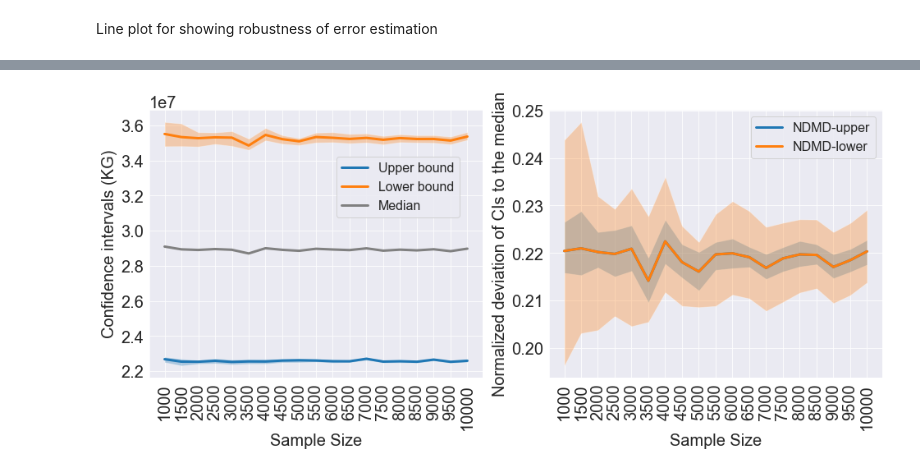
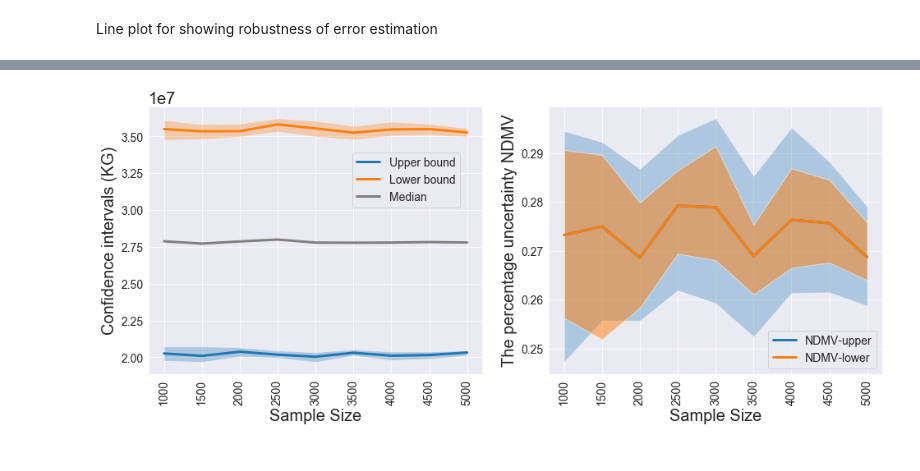
Before and after one commit to QianWanghhu/factor_fixing, a Jupyter notebook: qian_dev/visualization.ipynb, the cells around one changed output, grey strips where cells are left out. Cells and saved outputs as stored; diff of their text form; code cells hidden in the pictures.

Commit message:
Change the code for Figure 4 into two-panel plot.

```diff
--- a/qian_dev/visualization.ipynb
+++ b/qian_dev/visualization.ipynb
@@ -204,18 +188,0 @@ Heat Map plot
-# %%
-# heat map
-filepath = '../output/paper0915/error_measures/'
-filename = 'cf_changes.csv'
-df = pd.read_csv(f'{filepath}{filename}')
-fpath_save = '../output/paper0915/figure/'
-df.drop(columns={'Unnamed: 0'}, inplace=True)
-sns.set(font_scale=1.2)
-def plot_heatmap(df, save=False, save_name=None):
-    df.index = np.arange(df.shape[0], 0, -1)
-    df = df.rename(columns={col: col.split('_')[1] for col in df.columns})
-    fig = plt.figure(figsize=(8, 6))
-    ax = sns.heatmap(df.loc[:, df.columns[0:]], annot=True, fmt=".3f", annot_kws={"size": 10})
-    ax.set_xlabel('Number of sample size')
-    ax.set_ylabel('Number of parameter fixed')
-    if save:
-        plt.savefig(f'{fpath_save}{save_name}.png', format='png', dpi=300)
-plot_heatmap(df, save=False, save_name=filename.split('.')[0])
@@ -380,6 +300,6 @@ filename = ['cf_lower_adaptive', 'cf_lower_lower_adaptive', 'cf_lower_upper_adap
 # sort the dataframe for plot
 df = pd.DataFrame()
 for fn in filename[:-1]:
-    df[fn] = pd.read_csv(f'{filepath}{fn}.csv', index_col = 'Unnamed: 0').iloc[1]
+    df[fn] = pd.read_csv(f'{filepath}{fn}.csv', index_col = 'Unnamed: 0').iloc[2]
 df.loc[:, 'median'] = (df.loc[:, filename[0]] + df.loc[:, filename[3]]) / 2 # only use the mean of CIs for calculation
 cols = df.columns
@@ -414,25 +334,32 @@ df_ratio.loc[:, cols[-1]] = df.loc[:,cols[-1]]
 # %%
 
-plt.rcParams.update({'font.size': 10})
+plt.rcParams.update({'font.size': 8})
+fs=14
+sns.set_style('darkgrid')
 fig, axes = plt.subplots(1, 2)
+ind = list(df.index)
+df = df.loc[ind[0:9], :]
+ind = list(df.index)
 ax = df[cols[[0, 3]]].plot(figsize=(16, 6), ax=axes[0])
 plt.sca(axes[0])
 df[cols[-1]].plot(ax=ax, color='grey')
 plt.xticks(range(len(df.index)), df.index, rotation=90)
+ax.tick_params(axis='both', which='major', labelsize=14)
 ax.fill_between(df.index, df[cols[1]], df[cols[2]], alpha=0.3)
 ax.fill_between(df.index, df[cols[4]], df[cols[5]], alpha=0.3)
 ax.set_xlabel('Sample Size');
 ax.set_ylabel('Confidence intervals (KG)');
-ax.legend(['Upper bound', 'Lower bound', 'Median'], bbox_to_anchor=[0.95, 0.85])
+ax.legend(['Upper bound', 'Lower bound', 'Median'], bbox_to_anchor=[0.95, 0.85], fontsize=fs)
 
-ax1 = df_ratio[cols[[0, 3]]].plot(ax=axes[1])
+ax1 = df_ratio.loc[ind, cols[[0, 3]]].plot(ax=axes[1])
 plt.sca(axes[1])
-plt.xticks(range(len(df_ratio.index)), df_ratio.index, rotation=90)
-ax1.fill_between(df.index, df_ratio[cols[1]], df_ratio[cols[2]], alpha=0.3)
-ax1.fill_between(df.index, df_ratio[cols[4]], df_ratio[cols[5]], alpha=0.3)
+plt.xticks(range(len(df.index)), df_ratio.index[0:9], rotation=90)
+ax1.tick_params(axis='both', which='major', labelsize=14)
+ax1.fill_between(df.index, df_ratio.loc[ind, cols[4]], df_ratio.loc[ind, cols[5]], alpha=0.3)
+ax1.fill_between(df.index, df_ratio.loc[ind,cols[1]], df_ratio.loc[ind, cols[2]], alpha=0.5)
 ax1.set_xlabel('Sample Size');
-ax1.set_ylabel('Normalized deviation of CIs to the median');
-ax1.legend(['NDMD-upper', 'NDMD-lower']);
-plt.savefig('../output/paper/figure/'+'conf_adaptive_two_panels.png', format='png', dpi=300, layout='tight')
+ax1.set_ylabel('The percentage uncertainty NDMV');
+ax1.legend(['NDMV-upper', 'NDMV-lower'], loc='lower right', fontsize=fs);
+plt.savefig('../output/paper0915/figure/'+'conf_adaptive_two_panels_5000.png', format='png', dpi=300, layout='tight')
 # %% [output]
-[figure, old version]
+[figure, new version]
```
Also changed, not shown: parts of 19 cells of this notebook.
